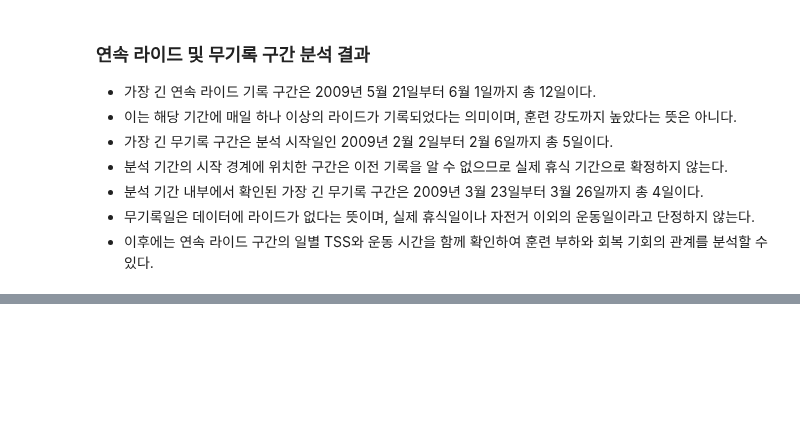
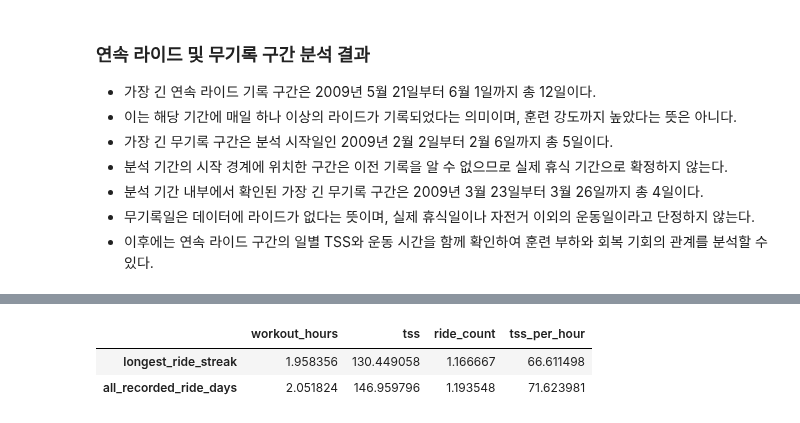
Before and after one commit to jhh0107gsc-hub/cycling, a Jupyter notebook: notebooks/02_training_trends.ipynb, the cells around one changed output, grey strips where cells are left out. Saved outputs shown, nothing was run; the diff lists cells and outputs as text; code cells hidden in the pictures; blank space fills up the shorter version.

```diff
--- a/notebooks/02_training_trends.ipynb
+++ b/notebooks/02_training_trends.ipynb
@@ -898,0 +972,11 @@ longest_no_ride_streaks_df
+# %%
+daily_mean_comparison_df["tss_per_hour"] = (
+    daily_mean_comparison_df["tss"]
+    / daily_mean_comparison_df["workout_hours"]
+)
+
+daily_mean_comparison_df
+# %% [output]
+|  | workout_hours | tss | ride_count | tss_per_hour |
+| longest_ride_streak | 1.958356 | 130.449058 | 1.166667 | 66.611498 |
+| all_recorded_ride_days | 2.051824 | 146.959796 | 1.193548 | 71.623981 |
```
Also changed, not shown: parts of 5 cells of this notebook.
